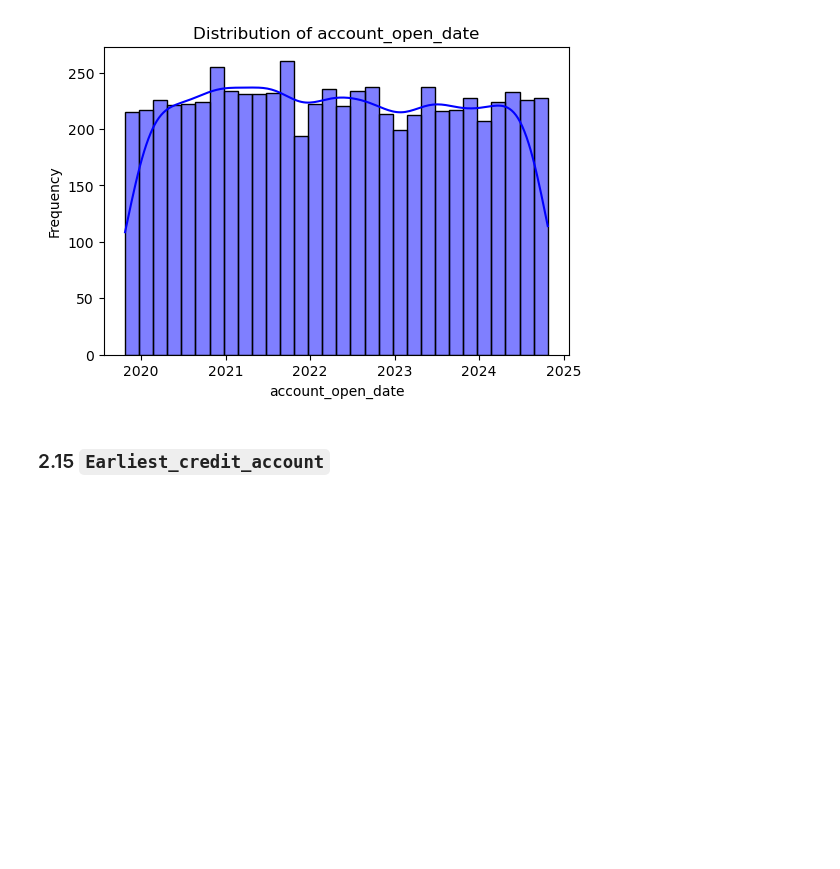
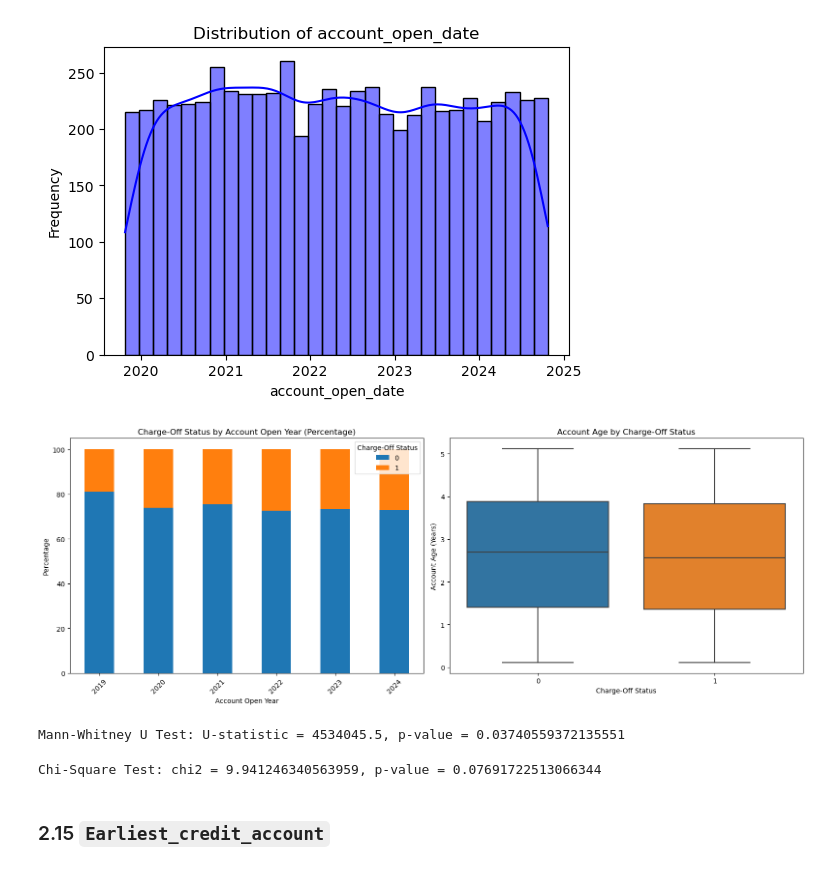
Before and after one commit to hchamikadilshan/CreditRisk360-ISC2024, a Jupyter notebook: notebooks/4 - eda.ipynb, the cells around one changed output. Saved outputs shown, nothing was run; the diff lists cells and outputs as text; code cells hidden in the pictures; blank space fills up the shorter version.

```diff
--- a/notebooks/4 - eda.ipynb
+++ b/notebooks/4 - eda.ipynb
@@ -877,6 +877,51 @@ plt.ylabel('Frequency')
 plt.show()
 # %% [output]
 [figure]
+# %%
+data["account_open_date"] = pd.to_datetime(data["account_open_date"])
+data["account_open_year"] = data["account_open_date"].dt.year
+data["account_open_month"] = data["account_open_date"].dt.month
+data["account_age_years"] = (pd.Timestamp("today") - data["account_open_date"]).dt.days / 365.25
+# %%
+fig, axes = plt.subplots(1, 2, figsize=(16, 6))
+
+pivot_table = data.groupby(["account_open_year", "charge_off_status"]).size().unstack()
+pivot_table_percentage = pivot_table.div(pivot_table.sum(axis=1), axis=0) * 100
+pivot_table_percentage.plot(kind="bar", stacked=True, ax=axes[0] )
+axes[0].set_title("Charge-Off Status by Account Open Year (Percentage)")
+axes[0].set_xlabel("Account Open Year")
+axes[0].set_ylabel("Percentage")
+axes[0].legend(title="Charge-Off Status")
+axes[0].tick_params(axis='x', rotation=45)
+
+
+sns.boxplot(x="charge_off_status", y="account_age_years", data=data, ax=axes[1])
+axes[1].set_title("Account Age by Charge-Off Status")
+axes[1].set_xlabel("Charge-Off Status")
+axes[1].set_ylabel("Account Age (Years)")
+
+plt.tight_layout()
+plt.show()
+# %% [output]
+[figure, added]
+# %%
+from scipy.stats import mannwhitneyu
+
+group_0 = data[data["charge_off_status"] == 0]["account_age_years"]
+group_1 = data[data["charge_off_status"] == 1]["account_age_years"]
+
+u_stat, p_val = mannwhitneyu(group_0, group_1)
+print(f"Mann-Whitney U Test: U-statistic = {u_stat}, p-value = {p_val}")
+# %% [output]
+Mann-Whitney U Test: U-statistic = 4534045.5, p-value = 0.03740559372135551
+# %%
+from scipy.stats import chi2_contingency
+
+contingency_table = pd.crosstab(data["account_open_year"], data["charge_off_status"])
+chi2, p, dof, expected = chi2_contingency(contingency_table)
+print(f"Chi-Square Test: chi2 = {chi2}, p-value = {p}")
+# %% [output]
+Chi-Square Test: chi2 = 9.941246340563959, p-value = 0.07691722513066344
 # %% [markdown]
 ### 2.15 `Earliest_credit_account`
 # %%
```
Also changed, not shown: parts of 18 cells of this notebook.
